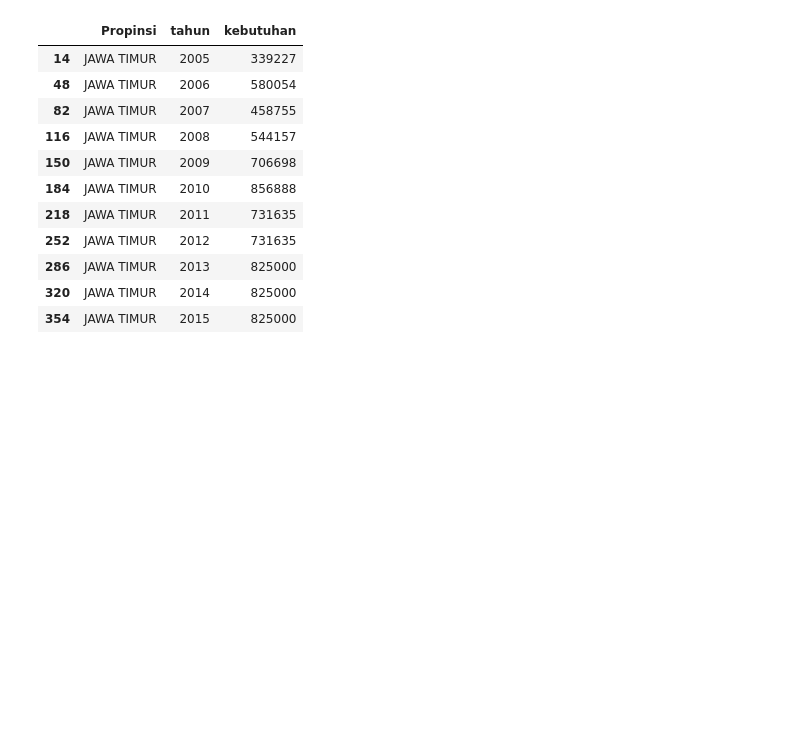
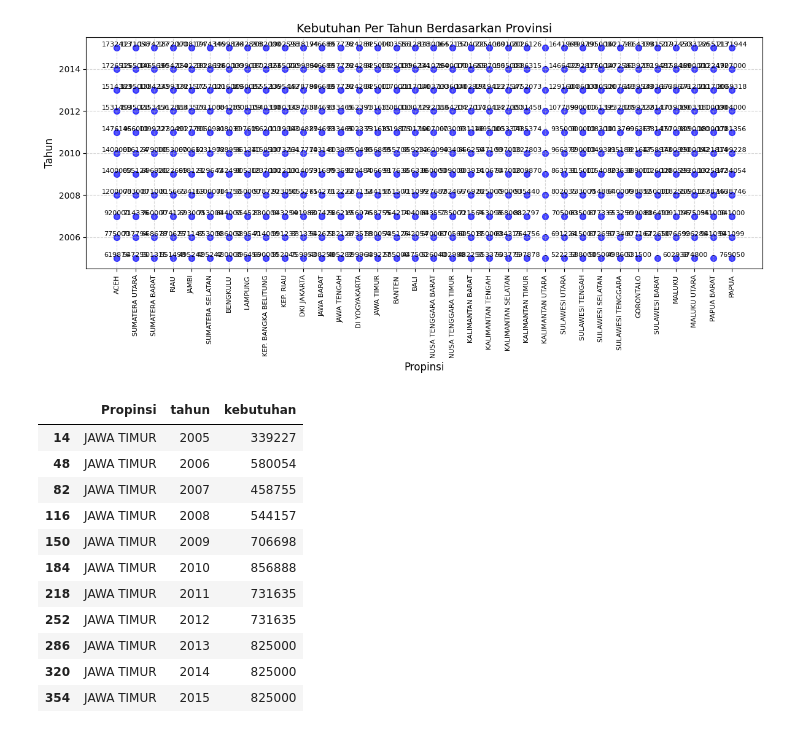
Before and after one commit to mrizkialakbar/UAS_VisualisasiData, a Jupyter notebook: kebutuhan_per_bulan.ipynb, the cells around one changed output. Saved outputs shown, nothing was run; the diff lists cells and outputs as text; code cells hidden in the pictures; blank space fills up the shorter version.

```diff
--- a/kebutuhan_per_bulan.ipynb
+++ b/kebutuhan_per_bulan.ipynb
@@ -5,6 +5,25 @@ import pandas as pd
 import matplotlib.pyplot as plt
 # %%
 df = pd.read_csv('sample_data/kebutuhan_per_bulan_2.csv')
+# %%
+plt.figure(figsize=(12, 6))  # Mengatur ukuran figure
+plt.scatter(df['Propinsi'], df['tahun'], s=50, c='blue', alpha=0.7)
+
+for i in range(len(df)):
+    plt.annotate(df['kebutuhan'][i], (df['Propinsi'][i], df['tahun'][i]), ha='center', va='bottom', fontsize=8)
+
+plt.title('Kebutuhan Per Tahun Berdasarkan Provinsi', fontsize=14)
+plt.xlabel('Propinsi', fontsize=12)
+plt.ylabel('Tahun', fontsize=12)
+
+plt.xticks(rotation=90, fontsize=8)
+
+plt.grid(True, linestyle='--', alpha=0.5)
+
+plt.tight_layout()
+plt.show()
+# %% [output]
+[figure, added]
 # %%
 data_filtered = df [df['Propinsi']=='JAWA TIMUR']
 data_filtered
```
Also changed, not shown: parts of 1 cell of this notebook.
